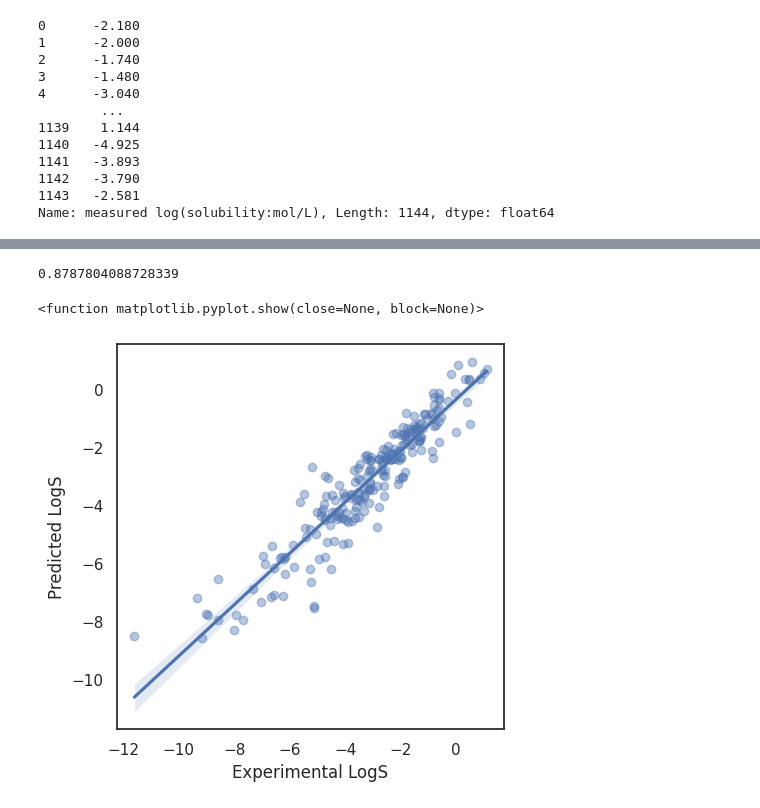
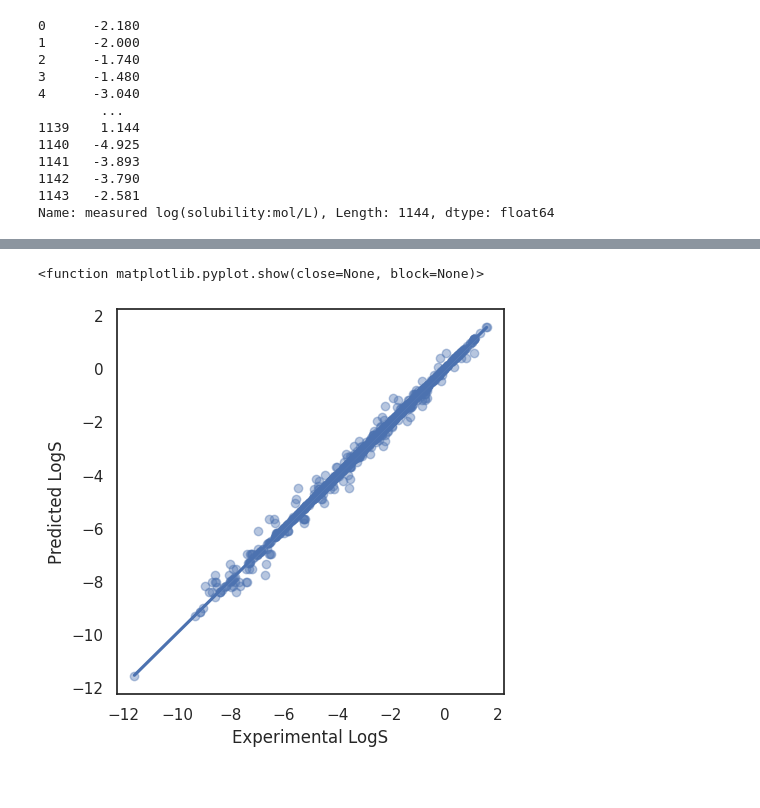
Before and after one commit to sandarnaing/tutorial, a Jupyter notebook: tutorial_2_dataprofessor/Cheminformatics_predicting_solubility_100124.ipynb, the cells around one changed output, grey strips where cells are left out. Saved outputs shown, nothing was run; the diff lists cells and outputs as text; code cells hidden in the pictures.

```diff
--- a/tutorial_2_dataprofessor/Cheminformatics_predicting_solubility_100124.ipynb
+++ b/tutorial_2_dataprofessor/Cheminformatics_predicting_solubility_100124.ipynb
@@ -271,0 +226,5 @@ LinearRegression()
+# %%
+model = DecisionTreeRegressor(random_state = 42)
+model.fit(X, Y)
+r2 = model.score(X, Y)
+r2
@@ -272,3 +233,3 @@ LinearRegression()
 # %%
-Y_pred_train = model.predict(X_train)
+Y_pred = model.predict(X)
 # %%
@@ -304,3 +242,0 @@ LogS = 0.17 -0.73 LogP -0.0059 MW -0.0106 RB -0.04 AP
-# %%
-fullDataset = linear_model.LinearRegression()
-fullDataset.fit(X,Y)
@@ -355,22 +245,12 @@ plt.show()
-# %%
-from sklearn.ensemble import RandomForestRegressor
-model2 = RandomForestRegressor(n_estimators = 100)
-model2.fit(X_train, Y_train)
-r2 = model2.score(X_test, Y_test)
-r2
-# %% [output]
-0.8787804088728339
-# %%
-Y_pred = model2.predict(X_test)
 # %%
 import seaborn as sns
 sns.set(color_codes = True)
 sns.set_style("white")
-ax = sns.regplot(x = Y_test, y = Y_pred, scatter_kws = {'alpha':0.4})
+ax = sns.regplot(x = Y, y = Y_pred, scatter_kws = {'alpha':0.4})
 ax.set_xlabel('Experimental LogS')
 ax.set_ylabel('Predicted LogS')
 ax.figure.set_size_inches(5,5)
 plt.show
 # %% [output]
 <function matplotlib.pyplot.show(close=None, block=None)>
-[figure, old version]
+[figure, new version]
```
Also changed, not shown: parts of 34 cells of this notebook.
